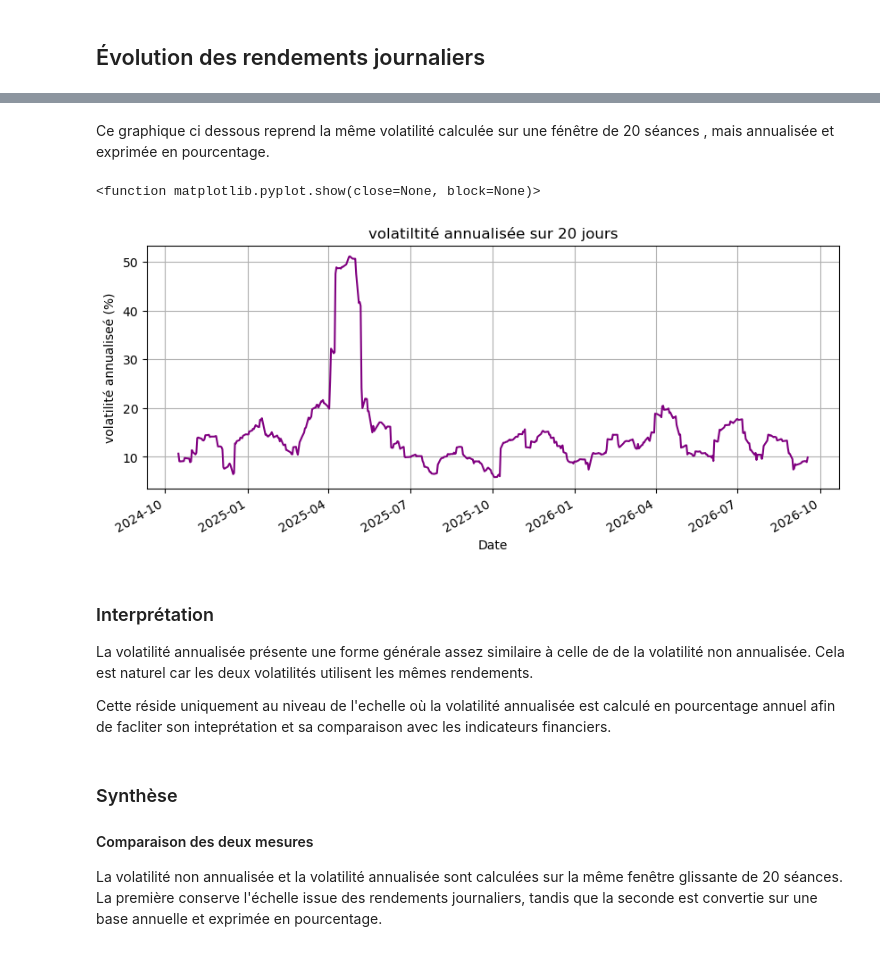
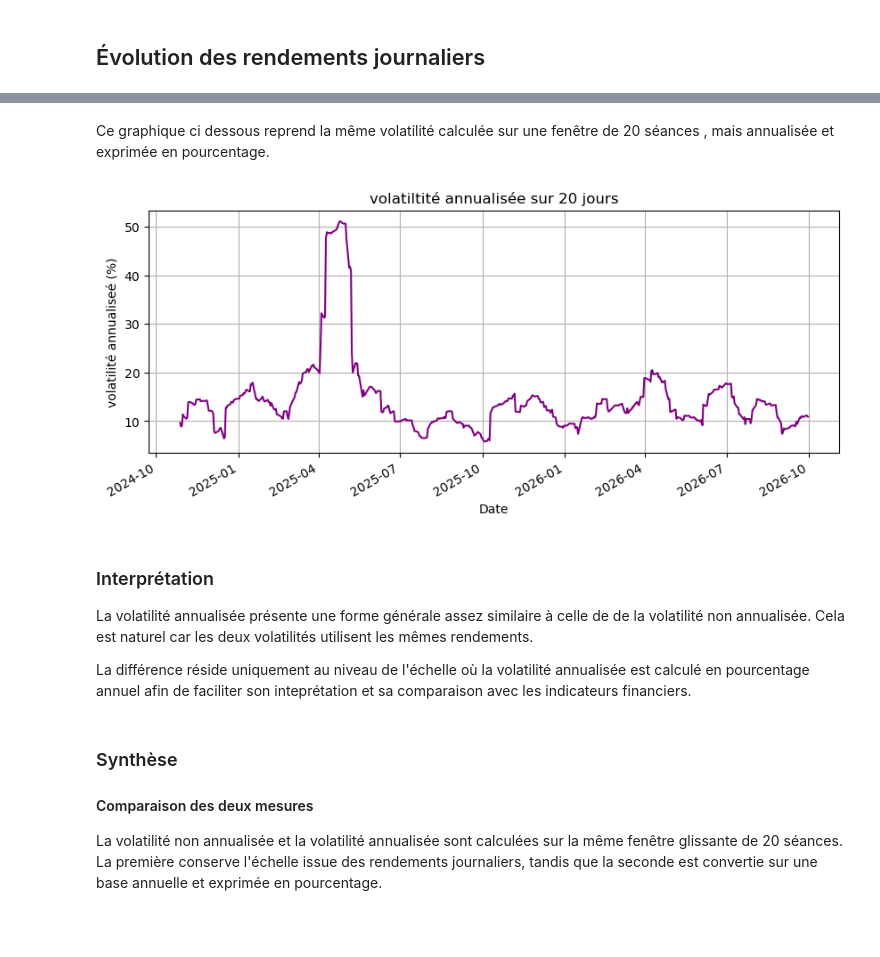
Before and after one commit to Sebastien-gif-cyber/Volatility-modeling-quant, a Jupyter notebook: premier projet.ipynb, the cells around one changed output, grey strips where cells are left out. Drawn from its saved outputs; the diff is of its cells as text; code cells hidden in the pictures.

```diff
--- a/premier projet.ipynb
+++ b/premier projet.ipynb
@@ -299,20 +344,19 @@ Date
 # %% [markdown]
-Ce graphique ci dessous reprend la même volatilité calculée sur une fénêtre de 20 séances , mais annualisée et exprimée en pourcentage.
+Ce graphique ci dessous reprend la même volatilité calculée sur une fenêtre de 20 séances , mais annualisée et exprimée en pourcentage.
 # %%
 data["volatility_20d_annualized_pct"].plot( figsize=(10,4),title= "volatiltité annualisée sur 20 jours",color= "purple")
 plt.xlabel("Date")
 plt.ylabel("volatilité annualiseé (%)")
 plt.grid(True)
-plt.show
+plt.show()
 # %% [output]
-<function matplotlib.pyplot.show(close=None, block=None)>
-[figure, old version]
+[figure, new version]
 # %% [markdown]
 ### Interprétation
 
 La volatilité annualisée présente une forme générale assez similaire à celle de de la volatilité non annualisée. Cela est naturel car les deux volatilités utilisent les mêmes rendements.
 
-Cette réside uniquement au niveau de l'echelle où la volatilité annualisée est calculé en pourcentage annuel afin de facliter son inteprétation et sa comparaison avec les indicateurs financiers.
+La différence réside uniquement au niveau de l'échelle où la volatilité annualisée est calculé en pourcentage annuel afin de faciliter son inteprétation et sa comparaison avec les indicateurs financiers.
 # %% [markdown]
 ### Synthèse
  #### Comparaison des deux mesures
```
Also changed, not shown: parts of 69 cells of this notebook.
